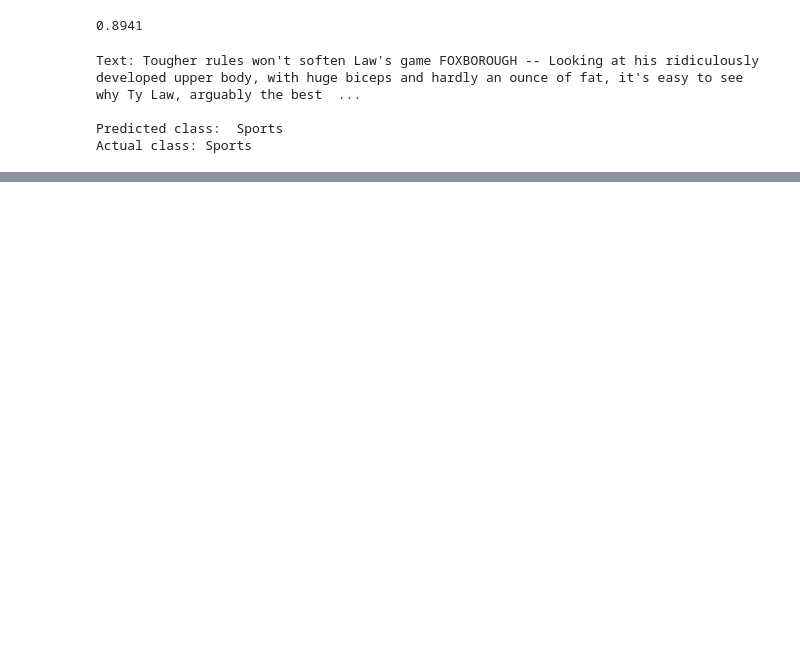
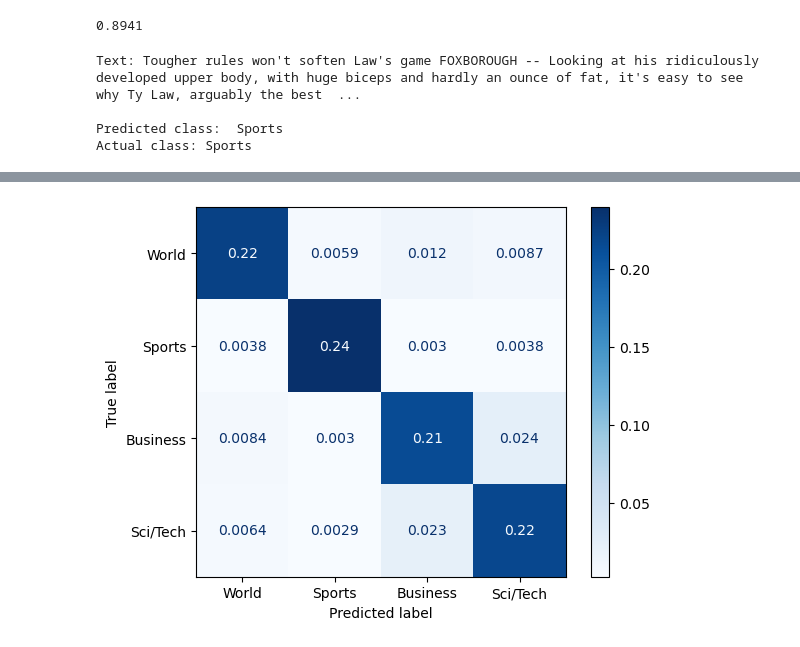
Before and after one commit to alexhg128/deep_learning_coursework_tec, a Jupyter notebook: A3b_DL_TC5033_AD2023_text_classifier-1.ipynb, the cells around one changed output, grey strips where cells are left out. Cells and saved outputs as stored; diff of their text form; code cells hidden in the pictures; blank space fills up the shorter version.

```diff
--- a/A3b_DL_TC5033_AD2023_text_classifier-1.ipynb
+++ b/A3b_DL_TC5033_AD2023_text_classifier-1.ipynb
@@ -351,0 +390,4 @@ pass
+# %%
+plot_confusion_matrix(rnn_model, test_loader, normalize='all')
+# %% [output]
+[figure, added]
```
Also changed, not shown: parts of 5 cells of this notebook.
